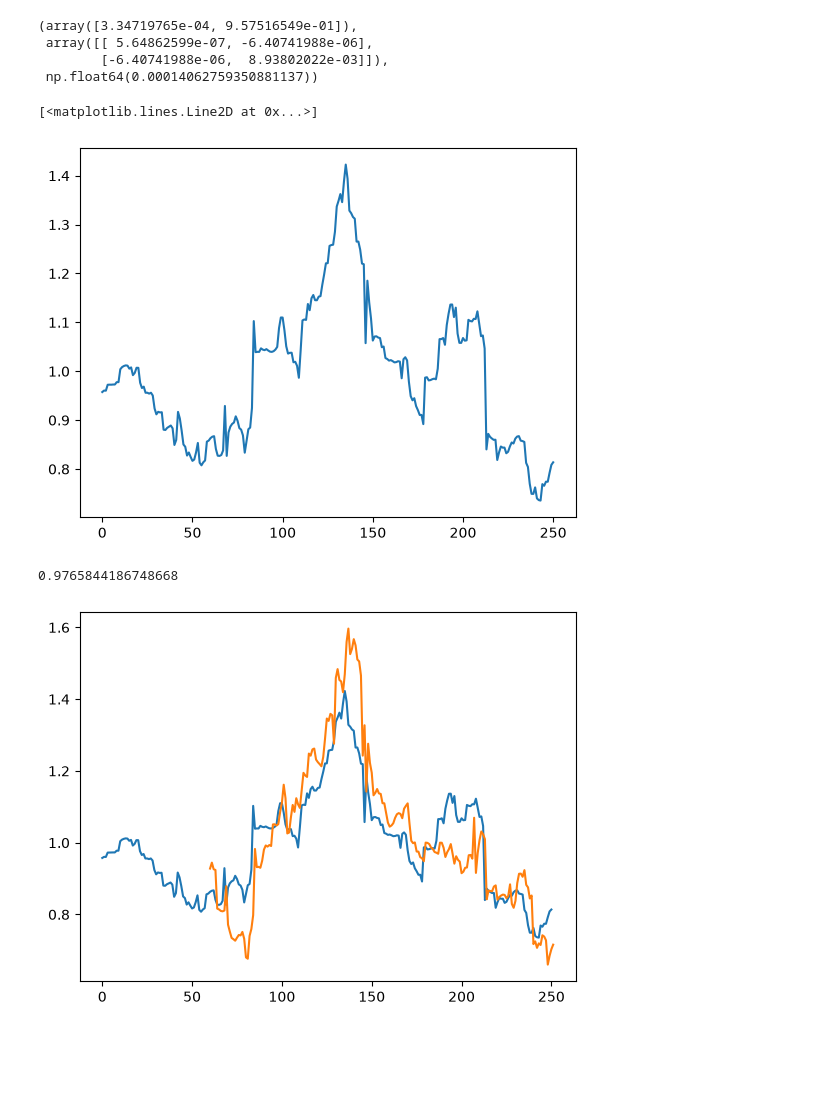
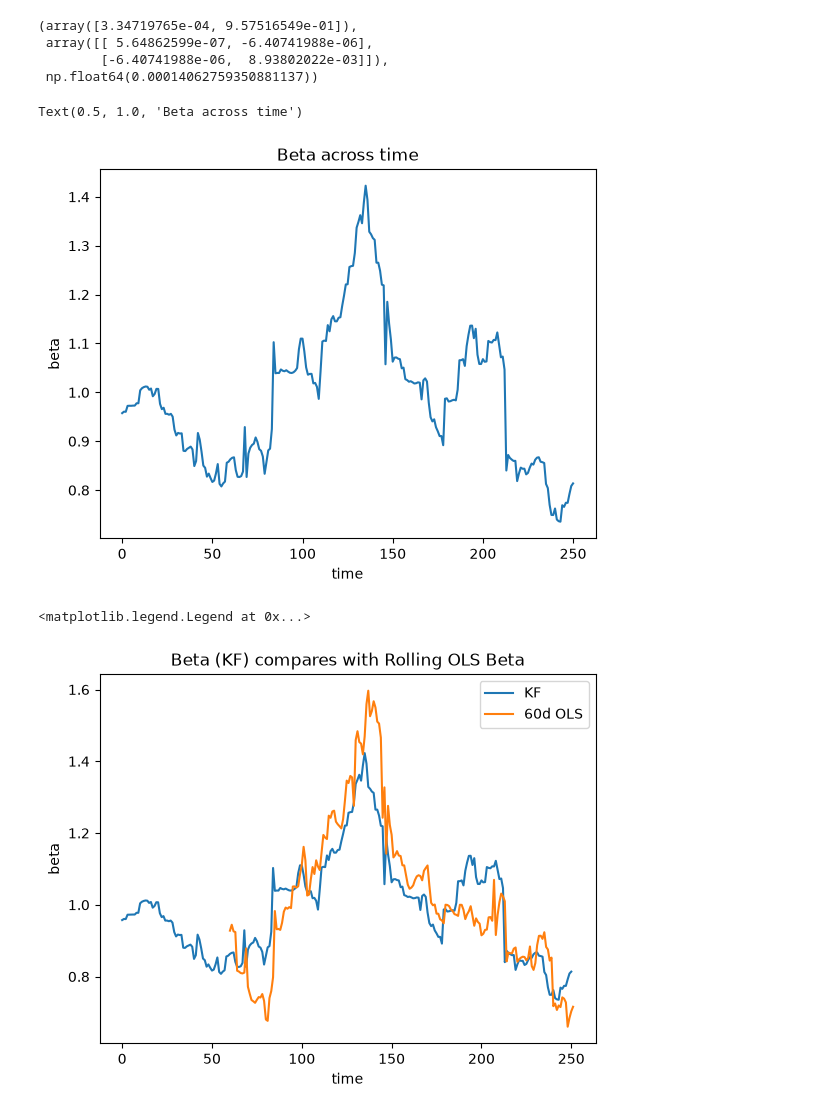
Before and after one commit to pinto2501/kalman-beta-estimation, a Jupyter notebook: notebooks/kalman.ipynb, the cells around one changed output. Saved outputs shown, nothing was run; the diff lists cells and outputs as text; code cells hidden in the pictures; blank space fills up the shorter version.

Commit message:
Add visualization

```diff
--- a/notebooks/kalman.ipynb
+++ b/notebooks/kalman.ipynb
@@ -102,19 +102,24 @@ for index in range(len(stock)):
     system_states.append(state)
 # %%
 states = np.array(system_states)
+betas = states[:, 1]
 
 plt.plot(range(len(states)), states[:, 1])
+plt.xlabel("time")
+plt.ylabel("beta")
+plt.title("Beta across time")
 # %% [output]
-[<matplotlib.lines.Line2D at 0x...>]
+Text(0.5, 1.0, 'Beta across time')
-[figure, old version]
+[figure, new version]
 # %%
-betas = np.array(states[:, 1])
-
-plt.plot(betas)
+plt.plot(betas, label="KF")
 plt.plot(pd.Series(stock).rolling(60).cov(pd.Series(market))
          / pd.Series(market).rolling(60).var(), label="60d OLS")
 
-print(np.corrcoef(betas[:-1], betas[1:])[0, 1])
+plt.xlabel("time")
+plt.ylabel("beta")
+plt.title("Beta (KF) compares with Rolling OLS Beta")
+plt.legend()
 # %% [output]
-0.9765844186748668
+<matplotlib.legend.Legend at 0x...>
-[figure, old version]
+[figure, new version]
```
